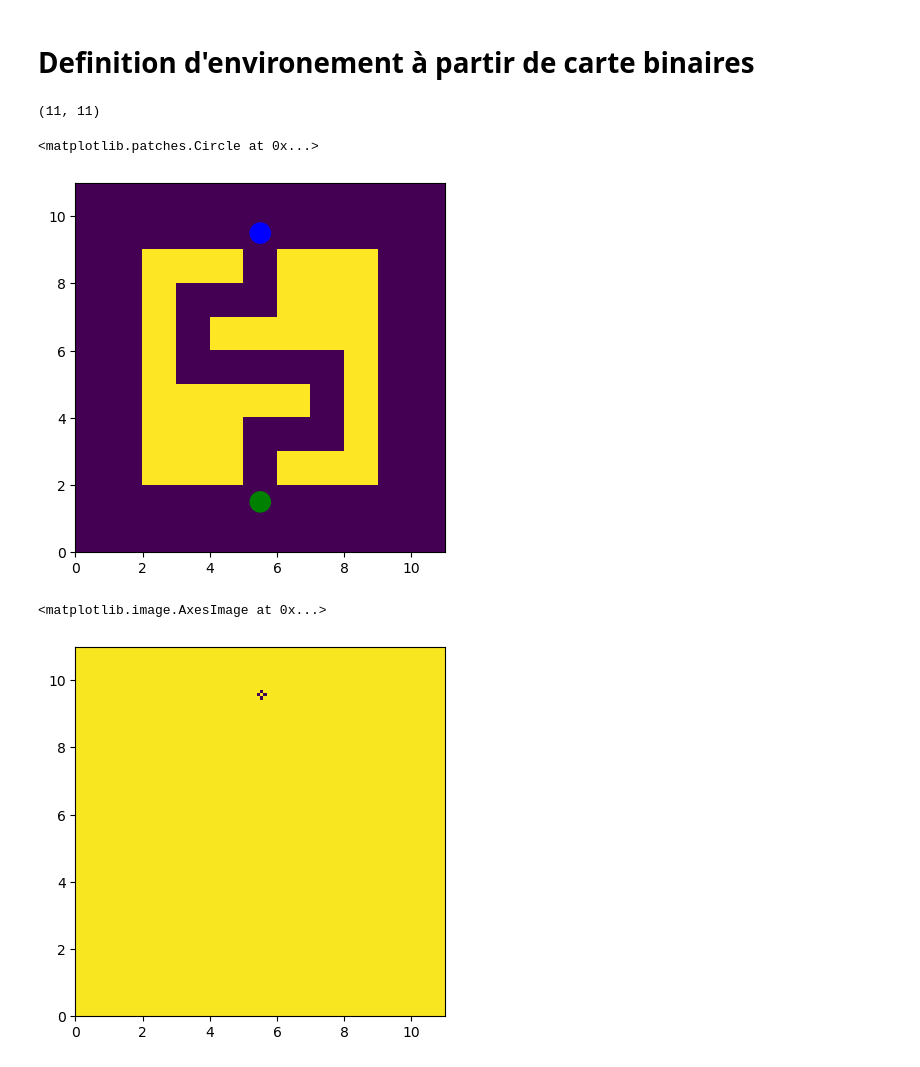
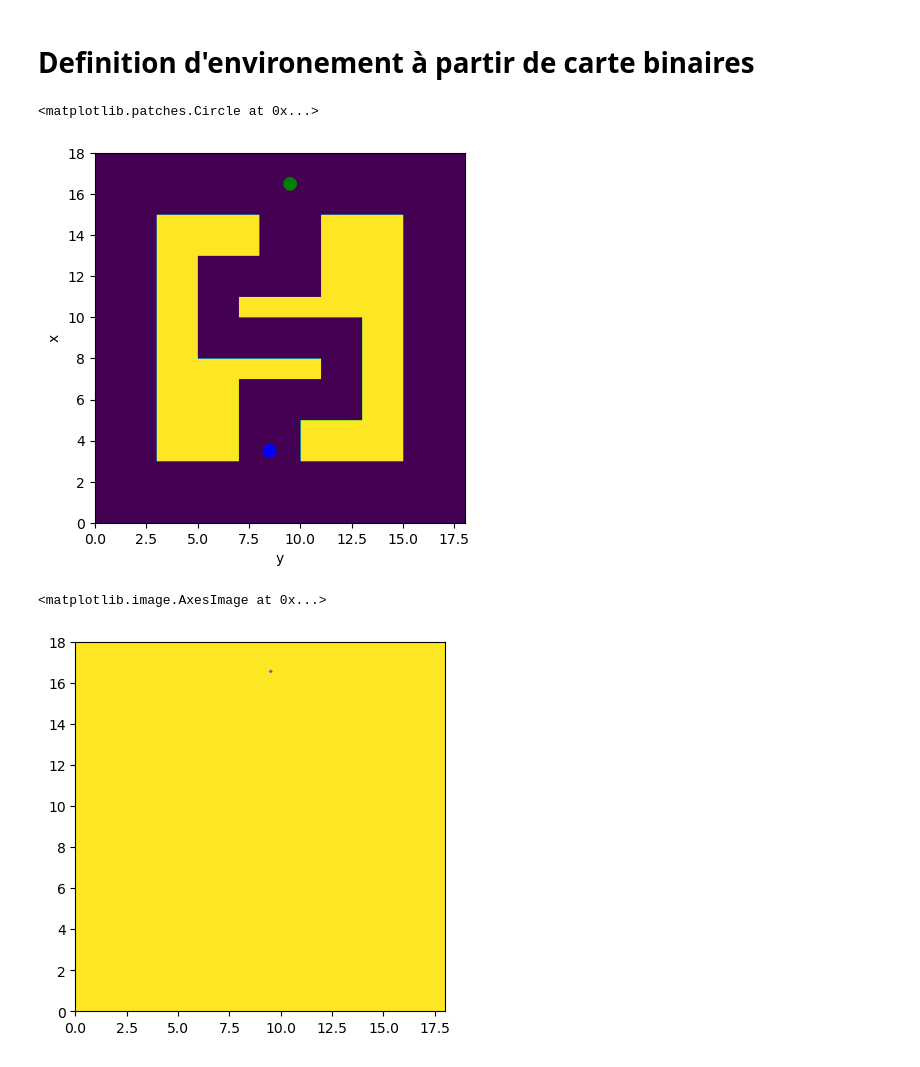
Before and after one commit to rcremese/snake-ai, a Jupyter notebook: digital_twin_paper.ipynb, the cells around one changed output. Cells and saved outputs as stored; diff of their text form; code cells hidden in the pictures.

```diff
--- a/digital_twin_paper.ipynb
+++ b/digital_twin_paper.ipynb
@@ -82,51 +89,59 @@ plt.colorbar()
 [figure]
 # %% [markdown]
 # Definition d'environement à partir de carte binaires
-# %%
-binary_map = np.array([
-    [0, 0,0,0,0,0,0,0,0,0, 0],
-    [0, 0,0,0,0,0,0,0,0,0, 0],
-    [0, 0,1,1,1,0,1,1,1,0, 0],
-    [0, 0,1,1,1,0,0,0,1,0, 0],
-    [0, 0,1,1,1,1,1,0,1,0, 0],
-    [0, 0,1,0,0,0,0,0,1,0, 0],
-    [0, 0,1,0,1,1,1,1,1,0, 0],
-    [0, 0,1,0,0,0,1,1,1,0, 0],
-    [0, 0,1,1,1,0,1,1,1,0, 0],
-    [0, 0,0,0,0,0,0,0,0,0, 0],
-    [0, 0,0,0,0,0,0,0,0,0, 0],
-])
-binary_map.shape
-# %% [output]
-(11, 11)
+# %%
+binary_map = np.array([
+    [0,0,0,0,0,0,0,0,0,0,0,0,0,0,0,0,0,0],
+    [0,0,0,0,0,0,0,0,0,0,0,0,0,0,0,0,0,0],
+    [0,0,0,0,0,0,0,0,0,0,0,0,0,0,0,0,0,0],
+    [0,0,0,1,1,1,1,0,0,0,1,1,1,1,1,0,0,0],
+    [0,0,0,1,1,1,1,0,0,0,1,1,1,1,1,0,0,0],
+    [0,0,0,1,1,1,1,0,0,0,0,0,0,1,1,0,0,0],
+    [0,0,0,1,1,1,1,0,0,0,0,0,0,1,1,0,0,0],
+    [0,0,0,1,1,1,1,1,1,1,1,0,0,1,1,0,0,0],
+    [0,0,0,1,1,0,0,0,0,0,0,0,0,1,1,0,0,0],
+    [0,0,0,1,1,0,0,0,0,0,0,0,0,1,1,0,0,0],
+    [0,0,0,1,1,0,0,1,1,1,1,1,1,1,1,0,0,0],
+    [0,0,0,1,1,0,0,0,0,0,0,1,1,1,1,0,0,0],
+    [0,0,0,1,1,0,0,0,0,0,0,1,1,1,1,0,0,0],
+    [0,0,0,1,1,1,1,1,0,0,0,1,1,1,1,0,0,0],
+    [0,0,0,1,1,1,1,1,0,0,0,1,1,1,1,0,0,0],
+    [0,0,0,0,0,0,0,0,0,0,0,0,0,0,0,0,0,0],
+    [0,0,0,0,0,0,0,0,0,0,0,0,0,0,0,0,0,0],
+    [0,0,0,0,0,0,0,0,0,0,0,0,0,0,0,0,0,0],
+])
+binary_map.shape
+
+obstacles = [Rectangle(x, y, 1, 1) for x, y in zip(*np.where(binary_map == 1))]
 # %%
-res = 10
+res = 20
 x_max, y_max = binary_map.shape
 
 new_obs_map = np.zeros((x_max * res, y_max * res))
 for x, y in np.argwhere(binary_map):
     new_obs_map[x*res:(x+1)*res, y*res:(y+1)*res] = 1
 # %%
-init_pos = np.array([5.5, 1.5])
-goal_pos = np.array([5.5, 9.5])
+init_pos = np.array([3.5, 8.5])
+goal_pos = np.array([16.5, 9.5])
 fig, ax = plt.subplots()
 ax.imshow(new_obs_map, origin='lower', extent=[0, x_max, 0, y_max])
-ax.add_patch(plt.Circle(init_pos, 0.3, color="green"))
-ax.add_patch(plt.Circle(goal_pos, 0.3, color="blue"))
+ax.set(xlabel='y', ylabel='x')
+ax.add_patch(plt.Circle(init_pos[::-1], 0.3, color="blue"))
+ax.add_patch(plt.Circle(goal_pos[::-1], 0.3, color="green"))
 # %% [output]
 <matplotlib.patches.Circle at 0x...>
-[figure, old version]
+[figure, new version]
 # %%
 ##
 step = np.array(binary_map.shape) / np.array(new_obs_map.shape)
 laplace = create_laplacian_matrix_2d(*new_obs_map.shape, *step)
 rhs = np.zeros(new_obs_map.shape)
-goal_ind = goal_pos * res
-rhs[int(goal_ind[1]), int(goal_ind[0])] = 1e3
+goal_ind = np.array(goal_pos * res, dtype=int)
+rhs[goal_ind[0], goal_ind[1]] = 1e3
 laplace, rhs = apply_dirichlet_2D(laplace, rhs)
 plt.imshow(rhs.reshape(new_obs_map.shape), origin='lower', extent=[0, x_max, 0, y_max])
 # plt.imshow(new_obs_map, origin='lower', extent=[0, x_max, 0, y_max])
 # %% [output]
 <matplotlib.image.AxesImage at 0x...>
-[figure, old version]
+[figure, new version]
 # %%
```
Also changed, not shown: parts of 10 cells of this notebook.
